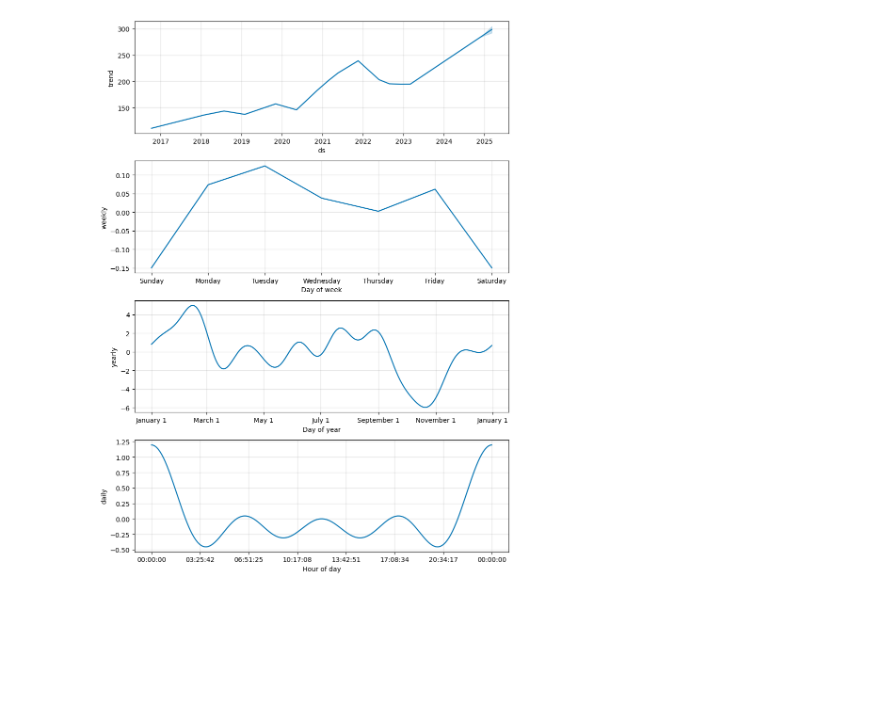
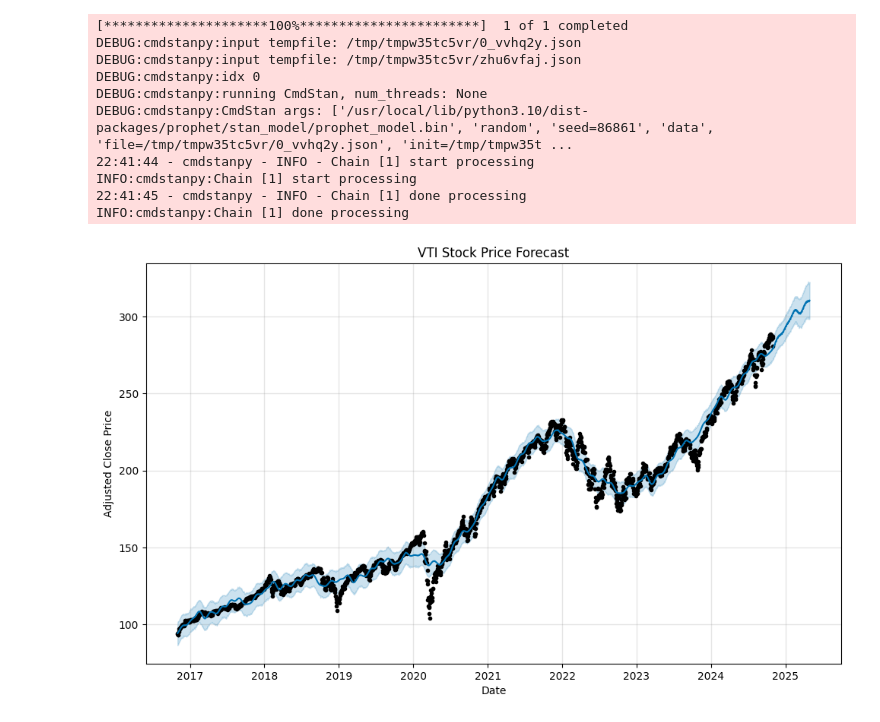
Before and after one commit to Ryan-Ray-Martin/prophet_timeseries, a Jupyter notebook: VTI.ipynb, the cells around one changed output. Drawn from its saved outputs; the diff is of its cells as text; code cells hidden in the pictures; blank space fills up the shorter version.

```diff
--- a/VTI.ipynb
+++ b/VTI.ipynb
@@ -121,5 +23,52 @@ plt.show()
-# %%
-m.plot_components(prediction)
-plt.show()
-# %% [output]
-[figure, removed]
+# %%
+# Import required libraries
+import yfinance as yf
+from prophet import Prophet  # Prophet needs to be installed with 'pip install prophet'
+import pandas as pd
+import matplotlib.pyplot as plt
+
+# Set parameters for downloading data
+ticker = "VTI"  # Replace with any ticker symbol you want to forecast
+start_date = "2016-11-01"
+end_date = "2024-11-01"
+
+# Download historical data using yfinance
+data = yf.download(ticker, start=start_date, end=end_date, interval='1d')
+
+# Prepare data for Prophet
+df = data[['Adj Close']].reset_index()  # Use 'Adj Close' as the target variable
+df.columns = ['ds', 'y']  # Rename columns to fit Prophet's expected input
+
+# Remove timezone information
+df['ds'] = df['ds'].dt.tz_localize(None)  # Convert to timezone-naive
+
+# Initialize and fit the Prophet model
+model = Prophet(daily_seasonality=True)
+model.fit(df)
+
+# Make a future DataFrame for forecasting (e.g., 365 days into the future)
+future = model.make_future_dataframe(periods=180)
+forecast = model.predict(future)
+
+# Plot the forecast
+model.plot(forecast)
+plt.title(f"{ticker} Stock Price Forecast")
+plt.xlabel("Date")
+plt.ylabel("Adjusted Close Price")
+plt.show()
+
+# Optional: Plot forecast components
+model.plot_components(forecast)
+plt.show()
+# %% [output]
+[*********************100%***********************]  1 of 1 completed
+DEBUG:cmdstanpy:input tempfile: /tmp/tmpw35tc5vr/0_vvhq2y.json
+DEBUG:cmdstanpy:input tempfile: /tmp/tmpw35tc5vr/zhu6vfaj.json
+DEBUG:cmdstanpy:idx 0
+DEBUG:cmdstanpy:running CmdStan, num_threads: None
+DEBUG:cmdstanpy:CmdStan args: ['/usr/local/lib/python3.10/dist-packages/prophet/stan_model/prophet_model.bin', 'random', 'seed=86861', 'data', 'file=/tmp/tmpw35tc5vr/0_vvhq2y.json', 'init=/tmp/tmpw35t ...
+22:41:44 - cmdstanpy - INFO - Chain [1] start processing
+INFO:cmdstanpy:Chain [1] start processing
+22:41:45 - cmdstanpy - INFO - Chain [1] done processing
+INFO:cmdstanpy:Chain [1] done processing
+[figure, added]
```
Also changed, not shown: parts of 9 cells of this notebook.
